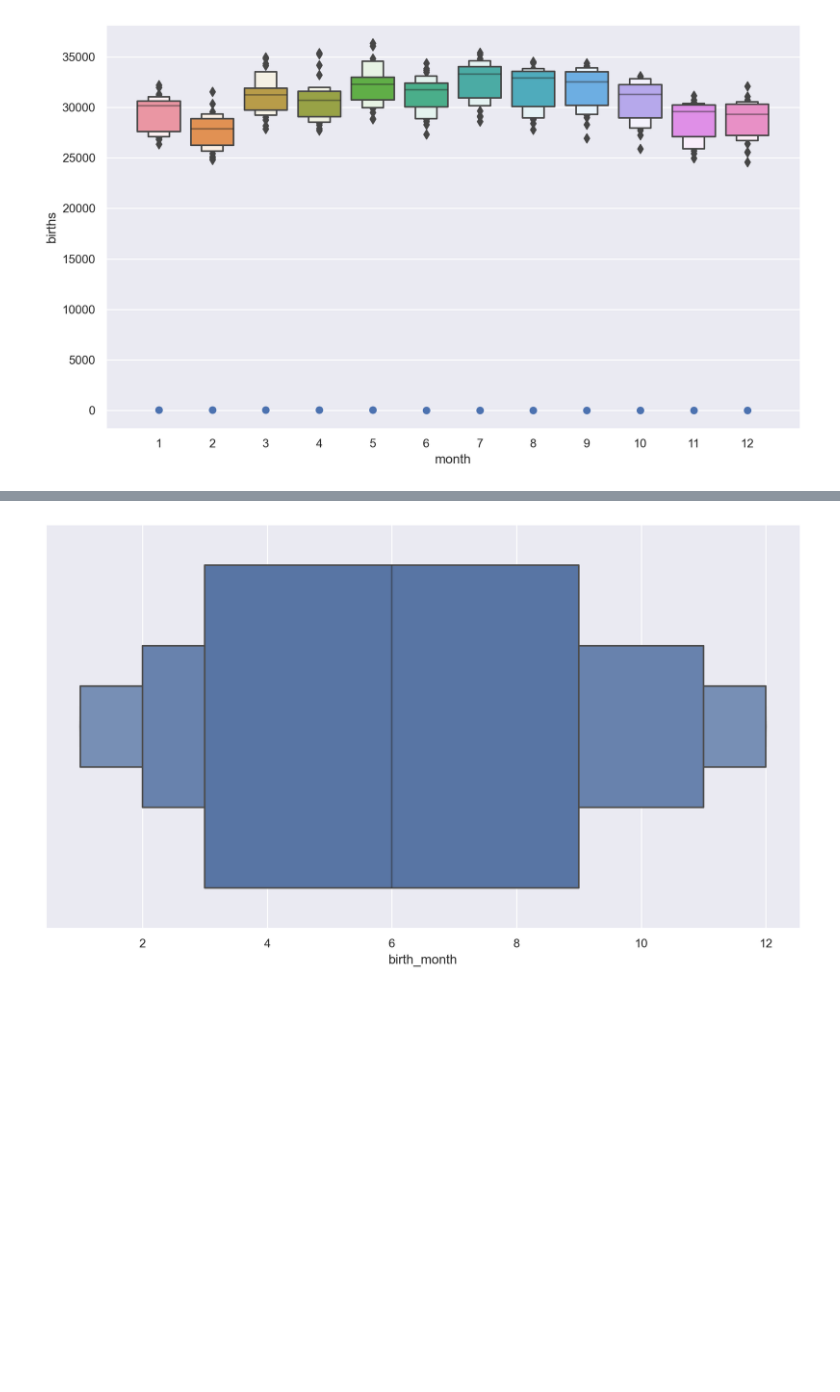
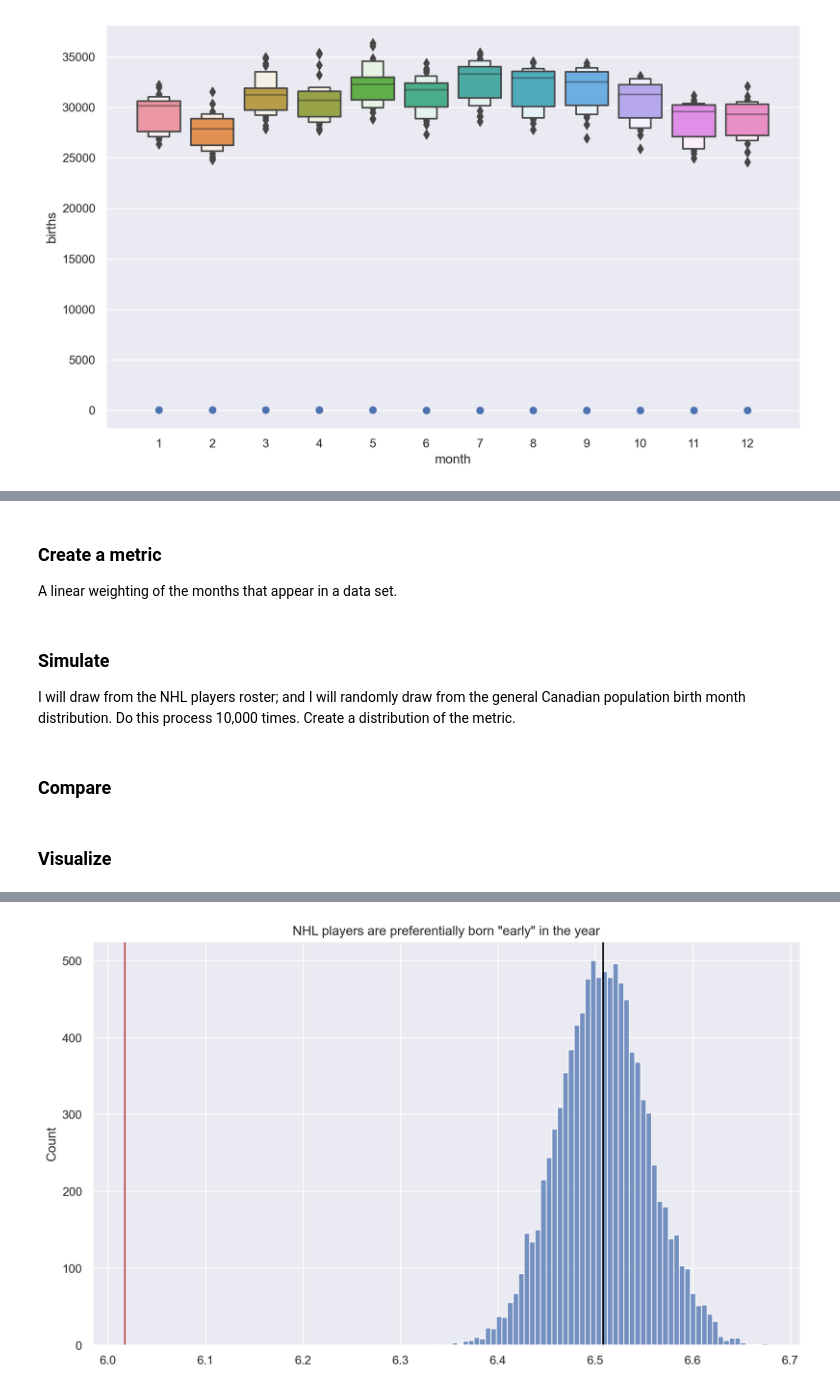
Before and after one commit to jbwhit/tidytuesday005, a Jupyter notebook: nbs/00_core.ipynb, the cells around one changed output, grey strips where cells are left out. Saved outputs shown, nothing was run; the diff lists cells and outputs as text; code cells hidden in the pictures; blank space fills up the shorter version.

Commit message:
Create simulation for statistical test

```diff
--- a/nbs/00_core.ipynb
+++ b/nbs/00_core.ipynb
@@ -97,5 +70,0 @@ dtype: object
-# %%
-canada_births_1991_2022 = pd.read_csv('https://raw.githubusercontent.com/rfordatascience/tidytuesday/master/data/2024/2024-01-09/canada_births_1991_2022.csv')
-nhl_player_births = pd.read_csv('https://raw.githubusercontent.com/rfordatascience/tidytuesday/master/data/2024/2024-01-09/nhl_player_births.csv')
-nhl_rosters = pd.read_csv('https://raw.githubusercontent.com/rfordatascience/tidytuesday/master/data/2024/2024-01-09/nhl_rosters.csv')
-nhl_teams = pd.read_csv('https://raw.githubusercontent.com/rfordatascience/tidytuesday/master/data/2024/2024-01-09/nhl_teams.csv')
@@ -146,2 +131,13 @@ nhl_rosters.head()
+# %%
+canadian_players_by_birth = filter_canadian_players(nhl_player_births)
+clean_canada_births = raw_to_cleaned_canada(canada_births_1991_2022)
+clean_nhl_player_births = raw_to_cleaned_nhl_player_births(nhl_player_births)
+
+
+canadian_births_percentage = (
+    clean_canada_births.groupby("month")["births"].sum()
+    / clean_canada_births["births"].sum()
+    * 100.0
+)
 # %% [markdown]
 ## EDA
@@ -219,0 +269,12 @@ fig.tight_layout()
+# %% [markdown]
+### Create a metric
+
+A linear weighting of the months that appear in a data set.
+# %% [markdown]
+### Simulate
+
+I will draw from the NHL players roster; and I will randomly draw from the general Canadian population birth month distribution. Do this process 10,000 times. Create a distribution of the metric.
+# %% [markdown]
+### Compare
+# %% [markdown]
+### Visualize
@@ -220,8 +290,21 @@ fig.tight_layout()
+# %%
+weights = simulate_player_birth_skew(
+    n_players=canadian_players_by_birth["player_id"].nunique(), n_simulations=10_000
+)
 # %%
 fig, ax = plt.subplots(figsize=(10, 6))
-fig.patch.set_facecolor('w')
-sns.boxenplot(data=clean_nhl_player_births, ax=ax, x='birth_month')
+fig.patch.set_facecolor("w")
+sns.histplot(weights, ax=ax)
+ax.axvline(
+    calculate_metric(canadian_players_by_birth["birth_month"], linear_weight),
+    color=sns.color_palette()[3],
+)
+ax.axvline(
+    np.average(weights), # if perfectly balanced
+    color='black',
+)
+ax.set_title(f'NHL players are preferentially born "early" in the year')
 fig.tight_layout()
 # %% [output]
 [interactive output not drawn]
-[figure, old version]
+[figure, new version]
```
Also changed, not shown: parts of 36 cells of this notebook, 1 other file.
